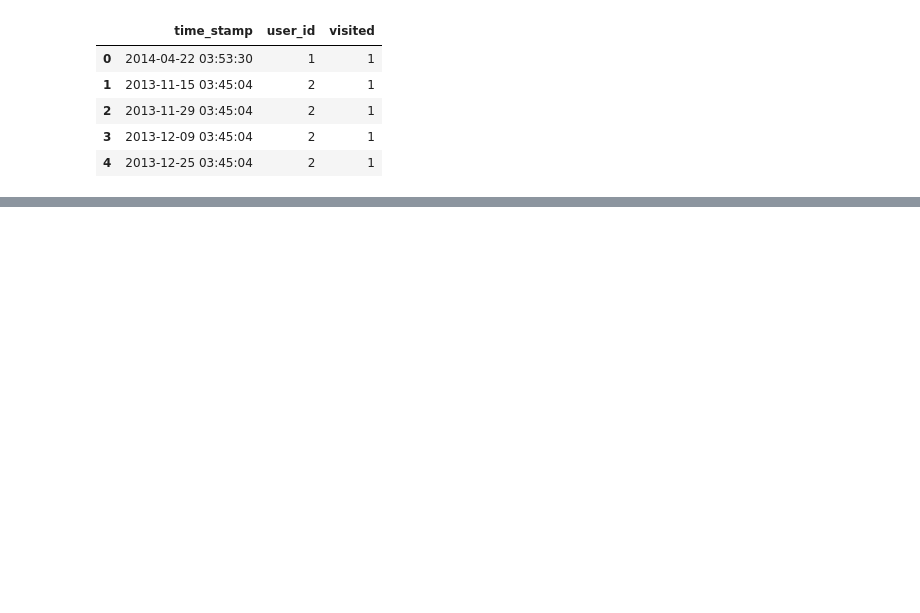
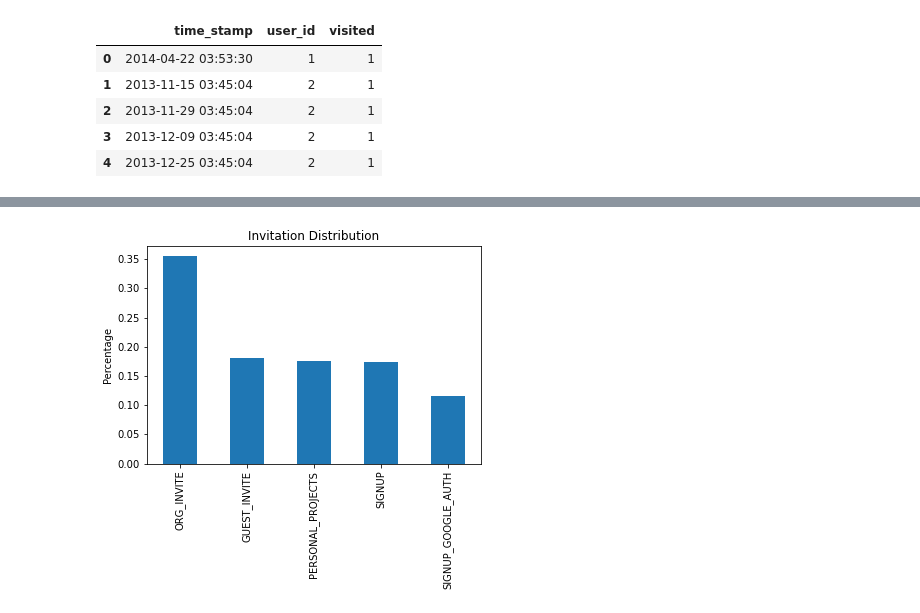
Before and after one commit to izinex/Springboard-Data-Science, a Jupyter notebook: relax_challenge/relax.ipynb, the cells around one changed output, grey strips where cells are left out. Cells and saved outputs as stored; diff of their text form; code cells hidden in the pictures; blank space fills up the shorter version.

```diff
--- a/relax_challenge/relax.ipynb
+++ b/relax_challenge/relax.ipynb
@@ -26,0 +267,8 @@ users.head()
+# %%
+(df.creation_source.value_counts()/len(df)).plot(kind='bar')
+plt.title('Invitation Distribution')
+plt.ylabel('Percentage')
+plt.show()
+#Users were mostly invited by organizations lets how many of them adopted
+# %% [output]
+[figure, added]
```
Also changed, not shown: parts of 97 cells of this notebook.
